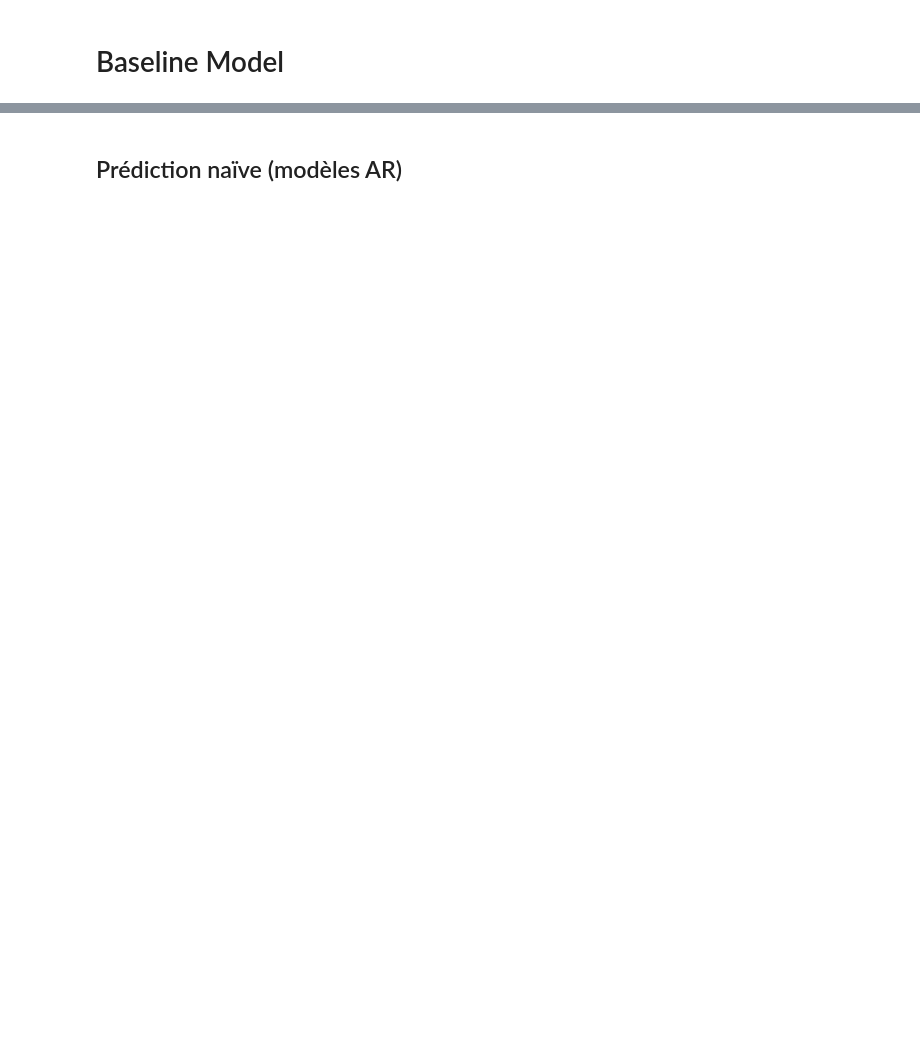
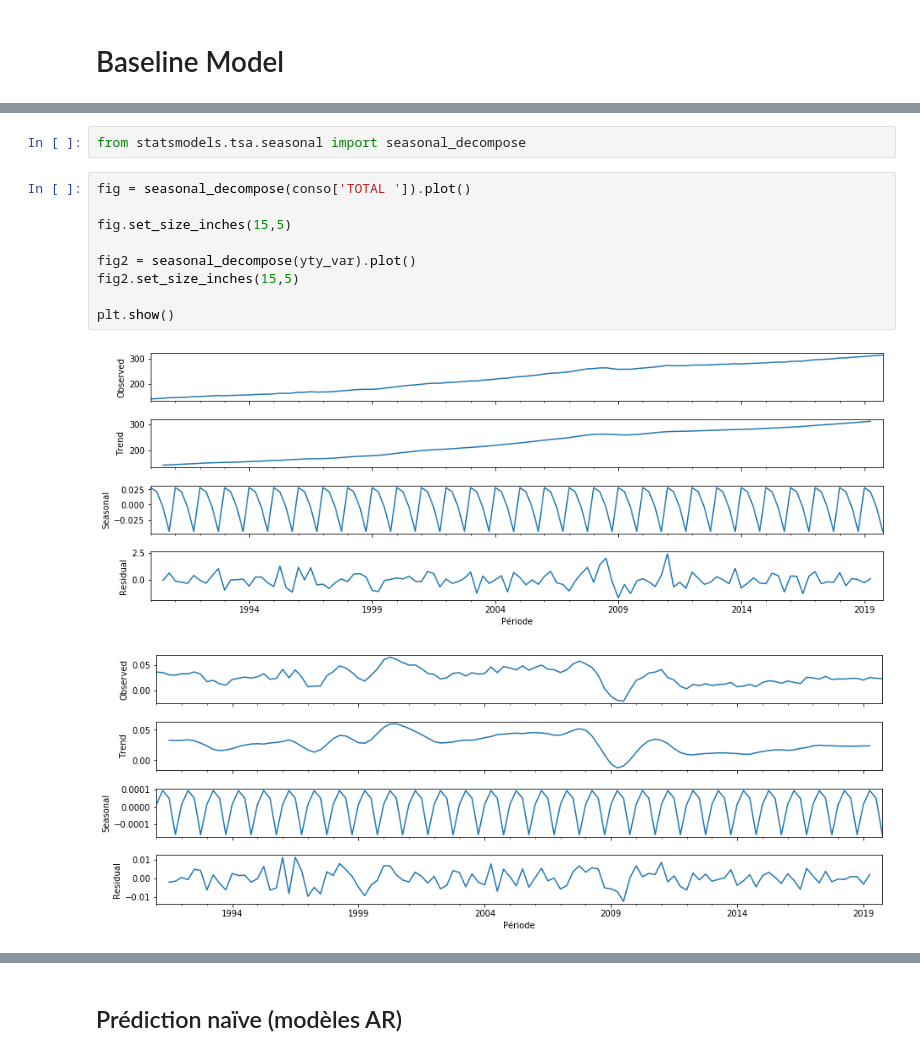
Before and after one commit to LittleBabyPanda/Q3-Project, a Jupyter notebook: BaselineModel.ipynb, the cells around one changed output, grey strips where cells are left out. Drawn from its saved outputs; the diff is of its cells as text; blank space fills up the shorter version.

```diff
--- a/BaselineModel.ipynb
+++ b/BaselineModel.ipynb
@@ -24,0 +22,14 @@ plt.show()
+# %%
+from statsmodels.tsa.seasonal import seasonal_decompose
+# %%
+fig = seasonal_decompose(conso['TOTAL ']).plot()
+
+fig.set_size_inches(15,5)
+
+fig2 = seasonal_decompose(yty_var).plot()
+fig2.set_size_inches(15,5)
+
+plt.show()
+# %% [output]
+[figure, added]
+[figure, added]
```
Also changed, not shown: parts of 12 cells of this notebook.
